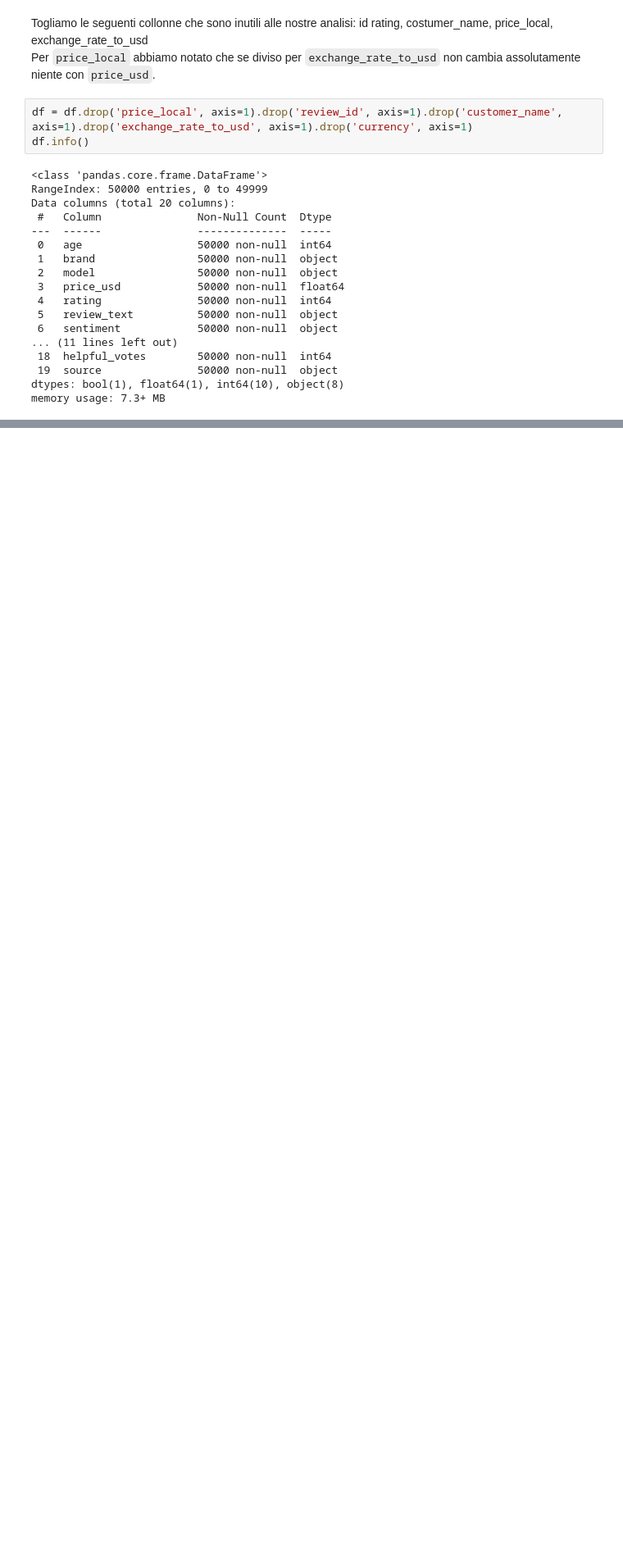
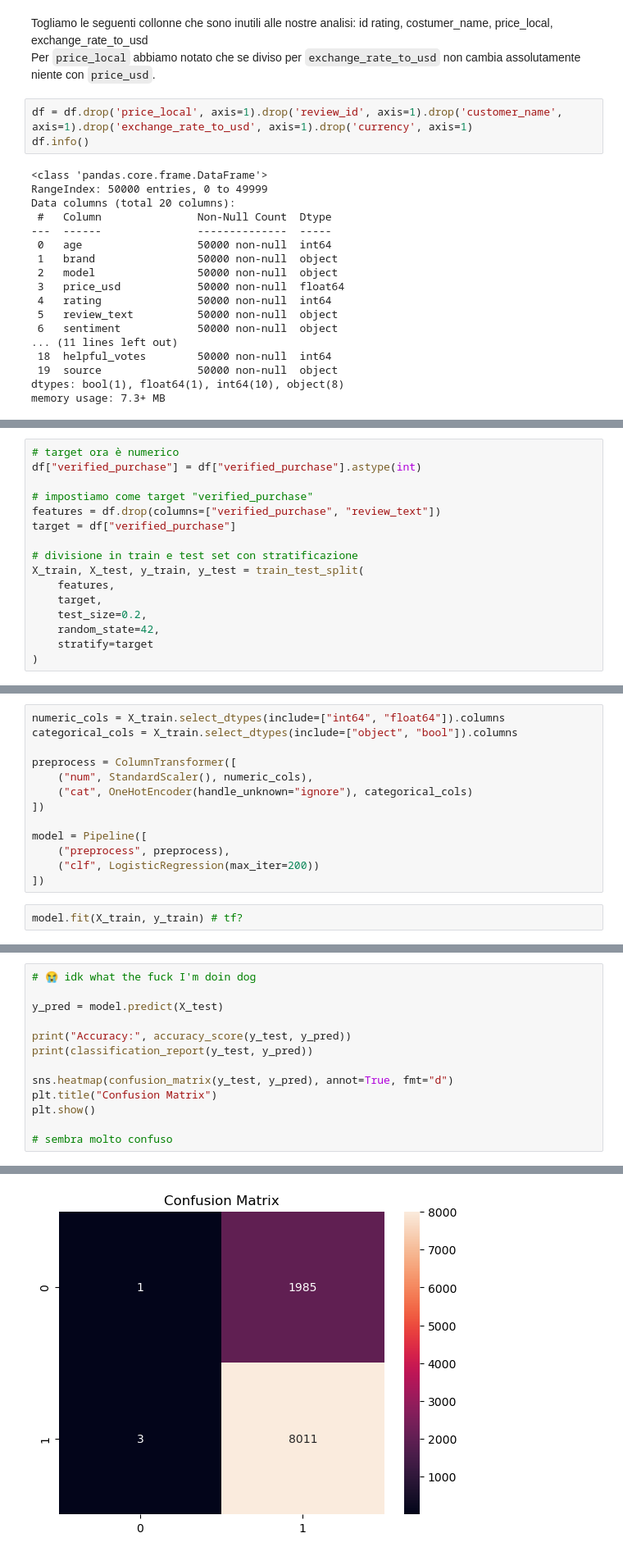
Before and after one commit to JulianCummaudo/ML_MobileReviewsAnalysis, a Jupyter notebook: main.ipynb, the cells around one changed output, grey strips where cells are left out. Shown: that part at 82% size. Saved outputs shown, nothing was run; the diff lists cells and outputs as text; blank space fills up the shorter version.

```diff
--- a/main.ipynb
+++ b/main.ipynb
@@ -65,0 +82,16 @@ memory usage: 7.3+ MB
+# %%
+# target ora è numerico
+df["verified_purchase"] = df["verified_purchase"].astype(int)
+
+# impostiamo come target "verified_purchase"
+features = df.drop(columns=["verified_purchase", "review_text"])
+target = df["verified_purchase"]
+
+# divisione in train e test set con stratificazione
+X_train, X_test, y_train, y_test = train_test_split(
+    features,
+    target,
+    test_size=0.2,
+    random_state=42,
+    stratify=target
+)
@@ -65,0 +100,15 @@ memory usage: 7.3+ MB
+# %%
+numeric_cols = X_train.select_dtypes(include=["int64", "float64"]).columns
+categorical_cols = X_train.select_dtypes(include=["object", "bool"]).columns
+
+preprocess = ColumnTransformer([
+    ("num", StandardScaler(), numeric_cols),
+    ("cat", OneHotEncoder(handle_unknown="ignore"), categorical_cols)
+])
+
+model = Pipeline([
+    ("preprocess", preprocess),
+    ("clf", LogisticRegression(max_iter=200))
+])
+# %%
+model.fit(X_train, y_train) # tf?
@@ -65,0 +129,14 @@ memory usage: 7.3+ MB
+# %%
+# 😭 idk what the fuck I'm doin dog
+
+y_pred = model.predict(X_test)
+
+print("Accuracy:", accuracy_score(y_test, y_pred))
+print(classification_report(y_test, y_pred))
+
+sns.heatmap(confusion_matrix(y_test, y_pred), annot=True, fmt="d")
+plt.title("Confusion Matrix")
+plt.show()
+
+# sembra molto confuso
+# %% [output]
@@ -65,0 +152 @@ memory usage: 7.3+ MB
+[figure, added]
```
Also changed, not shown: parts of 5 cells of this notebook.
